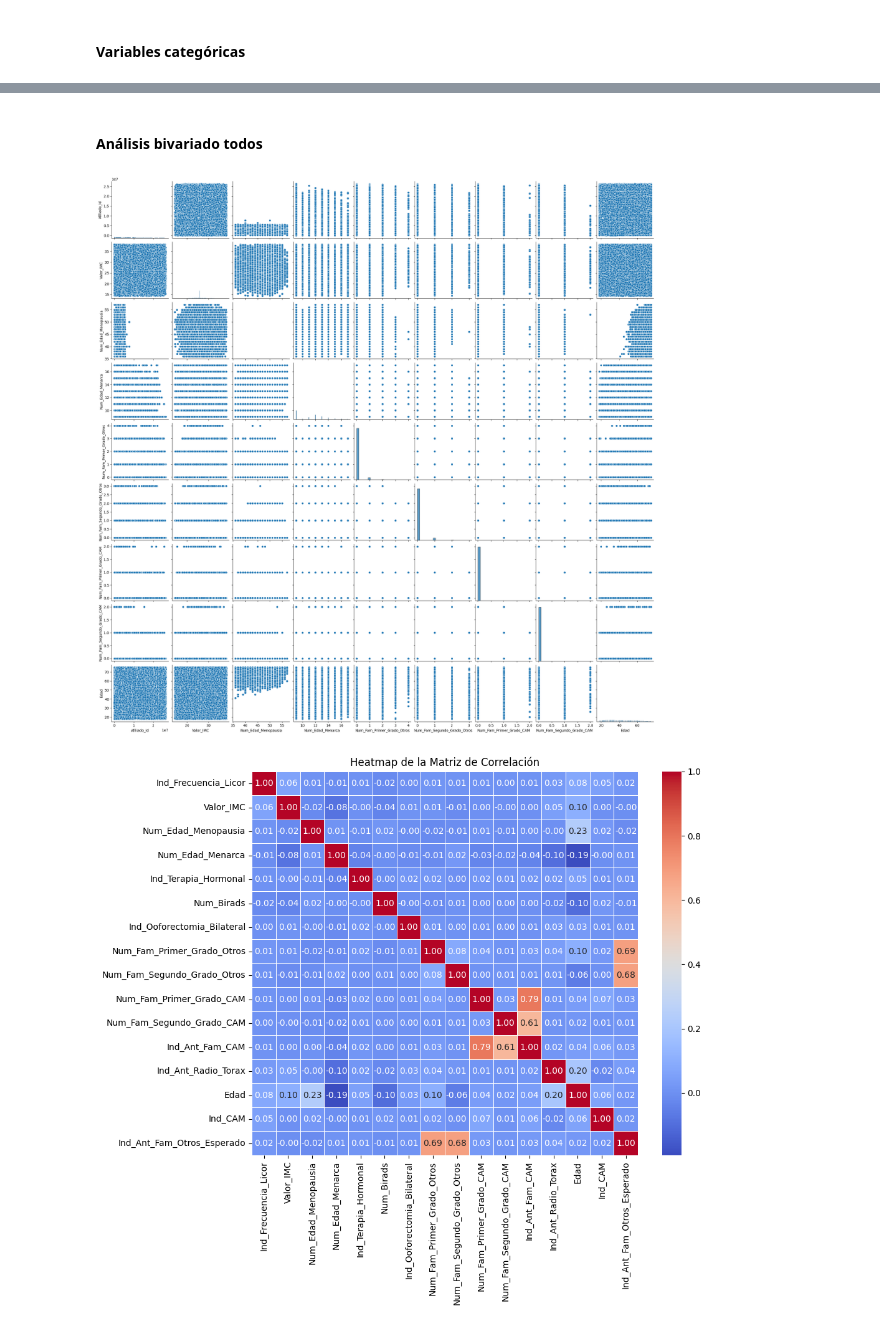
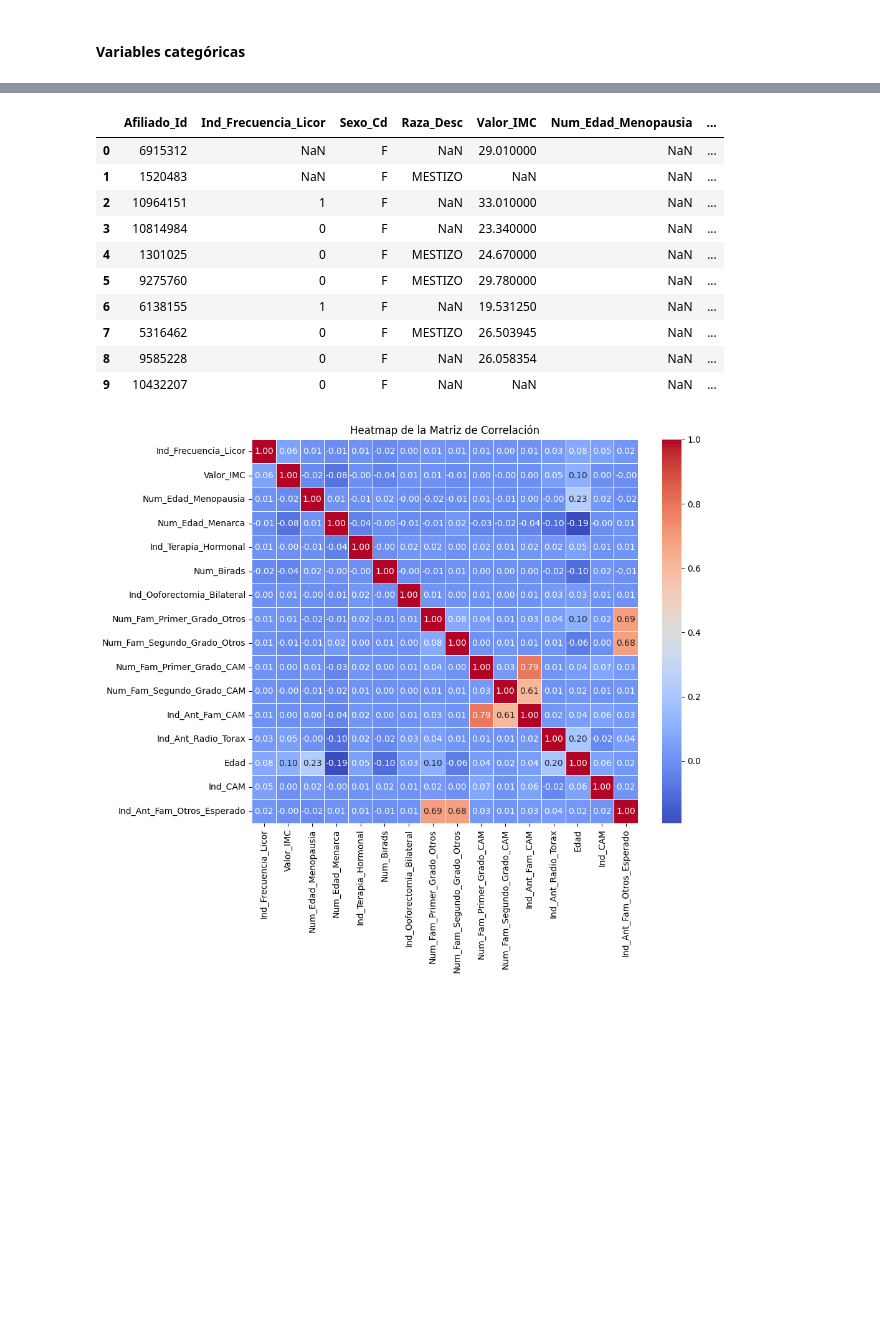
Before and after one commit to jherronr/Modelo_CA_Mama, a Jupyter notebook: Modelo_CA_Mama.ipynb, the cells around one changed output, grey strips where cells are left out. Cells and saved outputs as stored; diff of their text form; code cells hidden in the pictures; blank space fills up the shorter version.

```diff
--- a/Modelo_CA_Mama.ipynb
+++ b/Modelo_CA_Mama.ipynb
@@ -984,13 +996,19 @@ ZAMBO         98.291572 1.708428
-# %% [markdown]
-#### Análisis bivariado todos
-# %%
-#Histogramas(diagonal principal de las tablas)
-df1=data_raw.select_dtypes(exclude= 'object')
-sns.pairplot(data = df1);
-# %% [output]
-[figure, removed]
 # %%
+# Cuantificar variables categoricas
 data_raw.replace({'Si': 1, 'No': 0}, inplace=True)
+data_raw.head(10)
+# %% [output]
+|  | Afiliado_Id | Ind_Frecuencia_Licor | Sexo_Cd | Raza_Desc | Valor_IMC | Num_Edad_Menopausia | ... |
+| 0 | 6915312 | NaN | F | NaN | 29.010000 | NaN | ... |
+| 1 | 1520483 | NaN | F | MESTIZO | NaN | NaN | ... |
+| 2 | 10964151 | 1 | F | NaN | 33.010000 | NaN | ... |
+| 3 | 10814984 | 0 | F | NaN | 23.340000 | NaN | ... |
+| 4 | 1301025 | 0 | F | MESTIZO | 24.670000 | NaN | ... |
+| 5 | 9275760 | 0 | F | MESTIZO | 29.780000 | NaN | ... |
+| 6 | 6138155 | 1 | F | NaN | 19.531250 | NaN | ... |
+| 7 | 5316462 | 0 | F | MESTIZO | 26.503945 | NaN | ... |
+| 8 | 9585228 | 0 | F | NaN | 26.058354 | NaN | ... |
+| 9 | 10432207 | 0 | F | NaN | NaN | NaN | ... |
 # %%
 data_corr = data_raw.copy()
 data_corr = data_corr.drop(['Sexo_Cd', 'Afiliado_Id', 'Raza_Desc'], axis=1)
```
Also changed, not shown: parts of 23 cells of this notebook.
